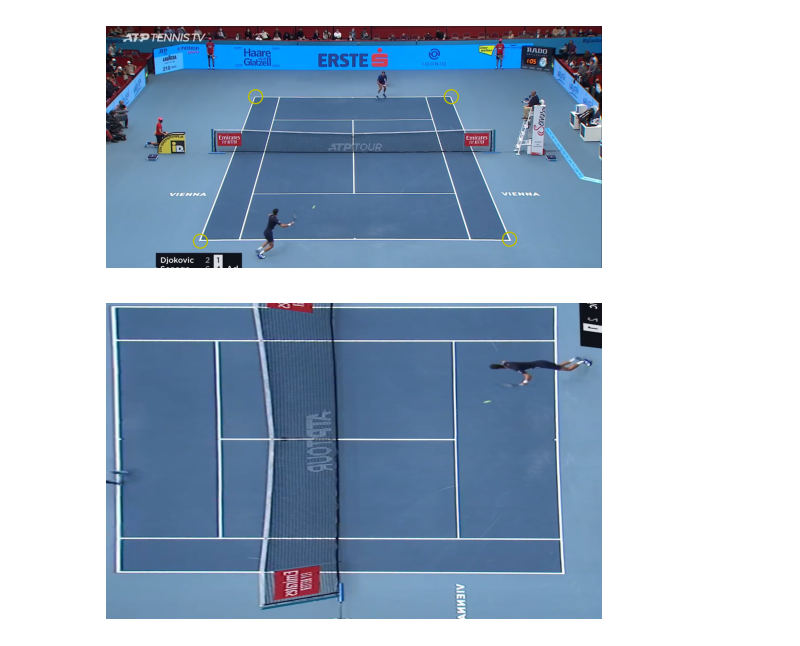
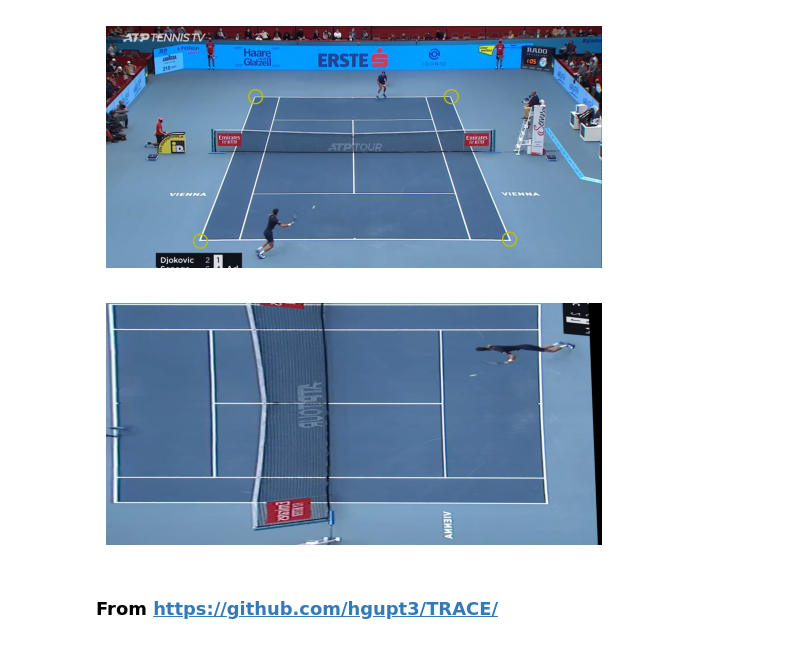
Before and after one commit to Nickolays/TennisApp, a Jupyter notebook: notebooks/Homography_test.ipynb, the cells around one changed output. Saved outputs shown, nothing was run; the diff lists cells and outputs as text; code cells hidden in the pictures.

```diff
--- a/notebooks/Homography_test.ipynb
+++ b/notebooks/Homography_test.ipynb
@@ -59,23 +56,23 @@ plt.show()
 # %%
 # Estimate homography
 A = np.zeros((8, 9))
 for i in range(0, 4):
     A[2*i, :] = [ 0, 0, 0, -X[i], Y[i], -1, v[i]*X[i], v[i]*Y[i], v[i] ]
     A[2*i+1, :] = [ X[i], Y[i], 1, 0, 0, 0, -u[i]*X[i], -u[i]*Y[i], -u[i] ]
 
 # total least-squares
 L, V = la.eig(A.T @ A)
 h = V[:, -1]  # minimial eigenvalue eigenvector
 H = np.reshape(h, (3, 3))   # to 3x3 homography
 H = la.inv(H)
 
 # Rectify image based on homography
-im_warp = cv2.warpPerspective(img, H, (1100, 700))  # (img.shape[1], img.shape[0]))
+im_warp = cv2.warpPerspective(img, H, (img.shape[1], img.shape[0]))
 
 # Display rectified image
 plt.imshow(im_warp)
 # plt.gca().invert_yaxis()
 plt.axis('off')
 plt.show()
 # %% [output]
-[figure, old version]
+[figure, new version]
@@ -81,0 +81,2 @@ plt.show()
+# %% [markdown]
+### From https://github.com/hgupt3/TRACE/
```
Also changed, not shown: parts of 17 cells of this notebook, 4 other files.
